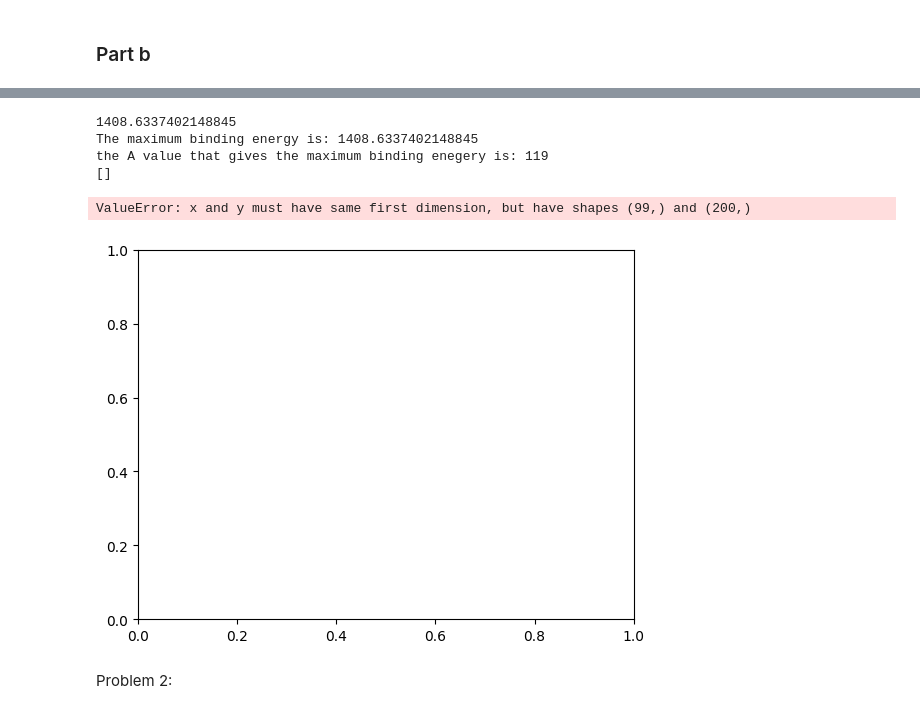
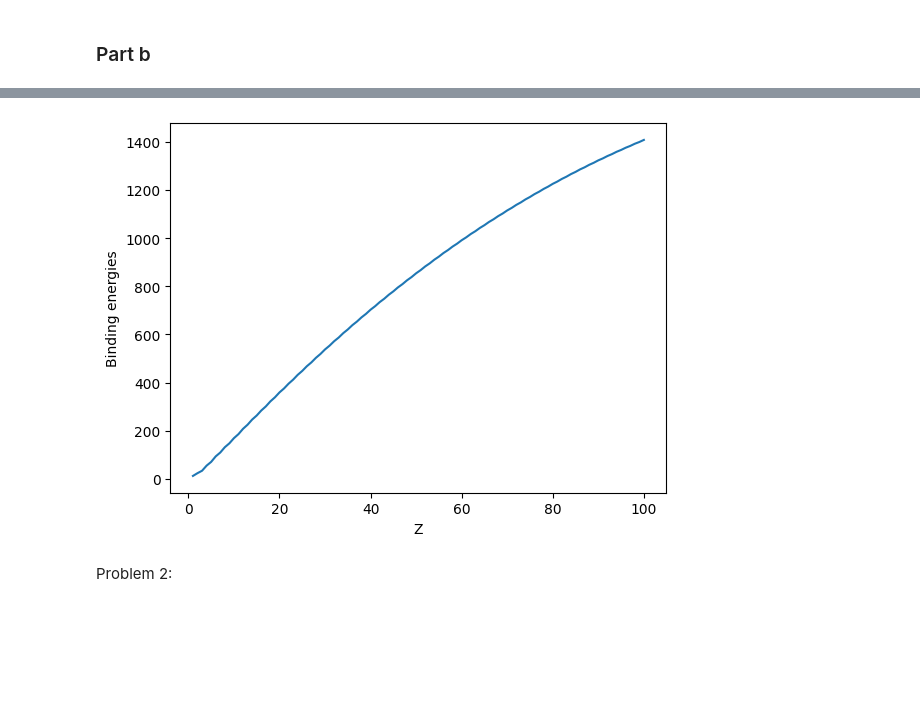
Before and after one commit to kkakadiya6/Homework-3, a Jupyter notebook: Homework_3.ipynb, the cells around one changed output, grey strips where cells are left out. Cells and saved outputs as stored; diff of their text form; code cells hidden in the pictures; blank space fills up the shorter version.

```diff
--- a/Homework_3.ipynb
+++ b/Homework_3.ipynb
@@ -115,28 +139,47 @@ For z =  29 Most stable A is: 89 , Maximum energy is: 537.7678839458921
-# %%
-import numpy as np
-bindingenergies = []
-maxenergies = []
-Z = 100
-for i in range(1*Z,3*Z):
-    bindingenergies.append(B(i,Z,a5AZeven))
-print(max(bindingenergies))
-print("The maximum binding energy is:",max(bindingenergies))
-print("the A value that gives the maximum binding enegery is:",bindingenergies.index(max(bindingenergies)))
-print(maxenergies)
-import matplotlib.pyplot as plt
-x = []
-for i in range(1,Z):
-    x.append(i)
-y = bindingenergies
-plt.plot(x, y)
-plt.show()
-# %% [output]
-1408.6337402148845
-The maximum binding energy is: 1408.6337402148845
-the A value that gives the maximum binding enegery is: 119
-[]
-ValueError: x and y must have same first dimension, but have shapes (99,) and (200,)
-[figure, removed]
+# %%
+import matplotlib.pyplot as plt
+import numpy as np
+
+a1=15.67
+a2=17.23
+a3=0.75
+a4=93.2
+a5Aodd=0
+a5AZeven=12
+a5AevenZodd=-12
+def B(A,Z,a5):
+    B = a1*A - a2*A**(2/3) - a3*(Z**2)/(A**(1/3)) - a4*((A-2*Z)**2)/A + a5/(A**(1/2))
+    return(B)
+
+# if A % 2 != 0:
+#     print(B(A,Z,a5Aodd),"MeV")
+#     bindingenergies = []
+#     maxenergies = []
+#     for Z in range(1,100):
+#         for i in range(1*Z,3*Z):
+#             bindingenergies.append(B(i,Z,a5Aodd))
+#         maxenergies.append(max(bindingenergies))
+#         bindingenergies = []
+#         print(maxenergies)
+#         print("The maximum binding energy is:",max(bindingenergies))
+#         print("the A value that gives the maximum binding enegery is:",bindingenergies.index(max(bindingenergies)))
+
+x = Zindex
+y = maxenergies
+plt.plot(x, y)
+plt.xlabel('Z')
+plt.ylabel('Binding energies')
+plt.show()
+
+# elif A % 2 == 0 and Z % 2 != 0:
+#     print(B(A,Z,a5AevenZodd),"MeV")
+#     bindingenergies = []
+#     for i in range(1*Z,3*Z):
+#         bindingenergies.append(B(i,Z,a5AevenZodd))
+#     print("The maximum binding energy is:",max(bindingenergies))
+#     print("the A value that gives the maximum binding enegery is:",bindingenergies.index(max(bindingenergies)))
+# %% [output]
+[figure, added]
 # %% [markdown]
 Problem 2:
 # %% [markdown]
```
Also changed, not shown: parts of 2 cells of this notebook.
